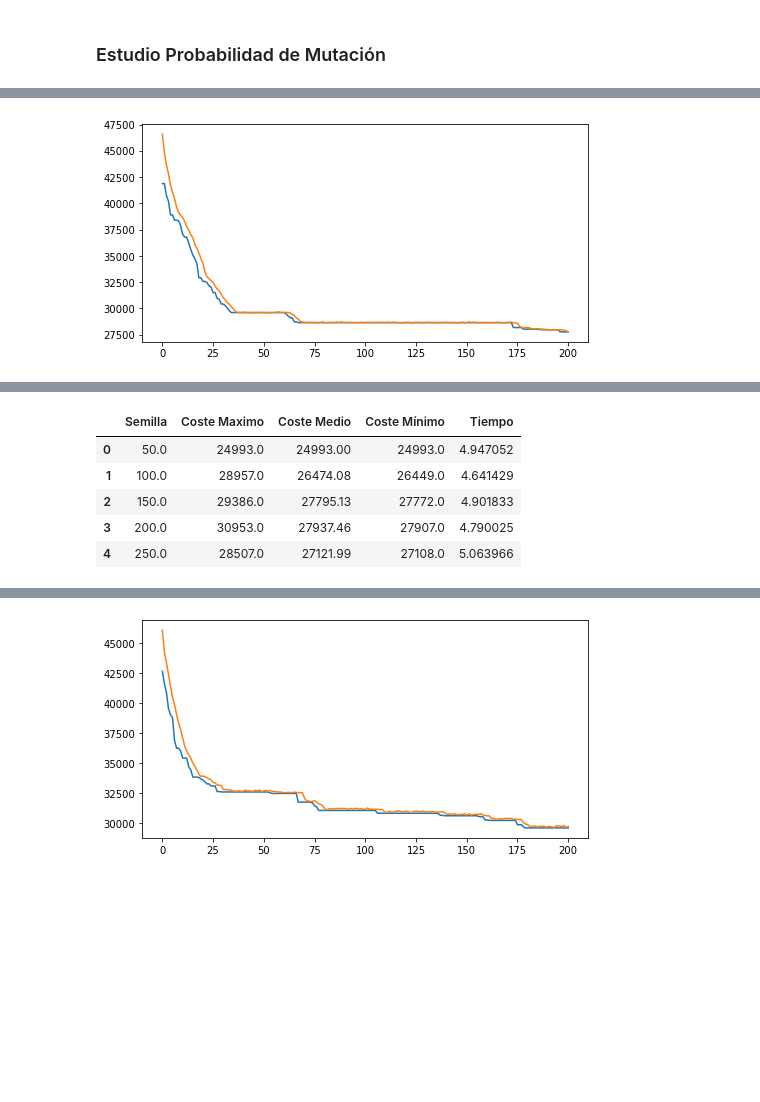
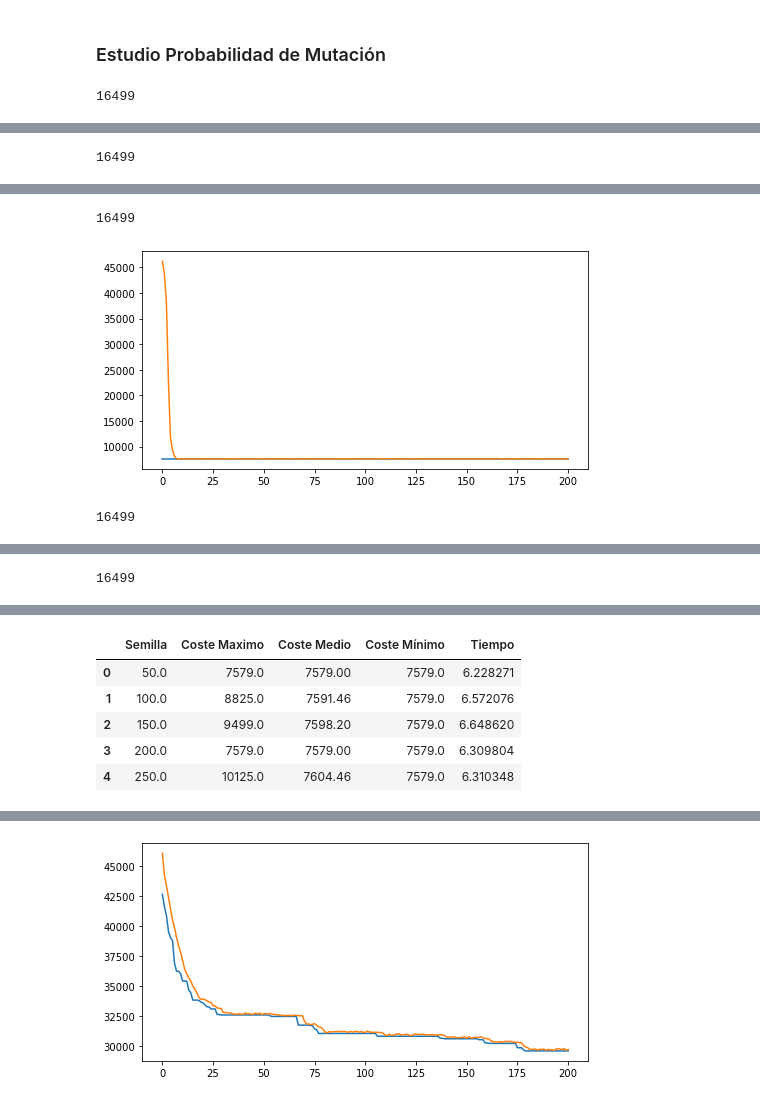
Before and after one commit to Riickyr91/Algoritmos_Busqueda, a Jupyter notebook: Algoritmos_Geneticos/Codigo/Ejecuciones/ch130.ipynb, the cells around one changed output, grey strips where cells are left out. Drawn from its saved outputs; the diff is of its cells as text; code cells hidden in the pictures; blank space fills up the shorter version.

```diff
--- a/Algoritmos_Geneticos/Codigo/Ejecuciones/ch130.ipynb
+++ b/Algoritmos_Geneticos/Codigo/Ejecuciones/ch130.ipynb
@@ -370,6 +370,8 @@ def geneticoBasico(x, y, tamPobla, tam, tamMutacion, probabilidadMutacion, tamTo
         media = []
         mejor = []
 
+        cuent = 0
+
         # Creación de población inicial
         poblacion = []
         costePobla = []
@@ -379,6 +381,7 @@ def geneticoBasico(x, y, tamPobla, tam, tamMutacion, probabilidadMutacion, tamTo
                 solucion = solucionAleatoria2(tam)
                 poblacion.append(solucion)
                 costePobla.append(calculaCoste(solucion))
+                cuent += 1
 
             # Siembro una solución greedy
             resGreedy, coste = greedy(x, y,"n")
@@ -390,6 +393,7 @@ def geneticoBasico(x, y, tamPobla, tam, tamMutacion, probabilidadMutacion, tamTo
                 solucion = solucionAleatoria2(tam)
                 poblacion.append(solucion)
                 costePobla.append(calculaCoste(solucion))
+                cuent += 1
 
         media.append(statistics.mean(costePobla))
         mejor.append(min(costePobla))
@@ -425,6 +429,7 @@ def geneticoBasico(x, y, tamPobla, tam, tamMutacion, probabilidadMutacion, tamTo
 
                 costeDescendiente1 = calculaCoste(descendiente1)
                 costeDescendiente2 = calculaCoste(descendiente2)
+                cuent += 2
 
                 nuevaPoblacion.append(descendiente1)
                 nuevaPoblacion.append(descendiente2)
@@ -468,6 +473,8 @@ def geneticoBasico(x, y, tamPobla, tam, tamMutacion, probabilidadMutacion, tamTo
         resultadoIntermedio.append(t)
         analisisResultado.append(resultadoIntermedio)
 
+        print(cuent)
+
         plt.figure(figsize=(8, 4))
         plt.plot(mejor)
         plt.plot(media)
@@ -1089,8 +1096,9 @@ tamTorneo = round(tamPobla * 0.05)
 tSublistaCruce = 0.1
 tamMutacion = round(len(x) * 0.1)
 probabilidadMutacion = 0.01
-gre = "n"
+gre = "s"
 vueltasBucle = 10000
 
 geneticoBasico(x, y, tamPobla, tam, tamMutacion, probabilidadMutacion, tamTorneo, tSublistaCruce, gre, vueltasBucle)
 # %% [output]
+16499
@@ -1097,0 +1106 @@ geneticoBasico(x, y, tamPobla, tam, tamMutacion, probabilidadMutacion, tamTorneo
+16499
@@ -1099 +1108,3 @@ geneticoBasico(x, y, tamPobla, tam, tamMutacion, probabilidadMutacion, tamTorneo
+16499
-[figure, old version]
+[figure, new version]
+16499
@@ -1100,0 +1112 @@ geneticoBasico(x, y, tamPobla, tam, tamMutacion, probabilidadMutacion, tamTorneo
+16499
@@ -1102,6 +1114,6 @@ geneticoBasico(x, y, tamPobla, tam, tamMutacion, probabilidadMutacion, tamTorneo
 |  | Semilla | Coste Maximo | Coste Medio | Coste Mínimo | Tiempo |
-| 0 | 50.0 | 24993.0 | 24993.00 | 24993.0 | 4.947052 |
-| 1 | 100.0 | 28957.0 | 26474.08 | 26449.0 | 4.641429 |
-| 2 | 150.0 | 29386.0 | 27795.13 | 27772.0 | 4.901833 |
-| 3 | 200.0 | 30953.0 | 27937.46 | 27907.0 | 4.790025 |
-| 4 | 250.0 | 28507.0 | 27121.99 | 27108.0 | 5.063966 |
+| 0 | 50.0 | 7579.0 | 7579.00 | 7579.0 | 6.228271 |
+| 1 | 100.0 | 8825.0 | 7591.46 | 7579.0 | 6.572076 |
+| 2 | 150.0 | 9499.0 | 7598.20 | 7579.0 | 6.648620 |
+| 3 | 200.0 | 7579.0 | 7579.00 | 7579.0 | 6.309804 |
+| 4 | 250.0 | 10125.0 | 7604.46 | 7579.0 | 6.310348 |
```
Also changed, not shown: parts of 8 cells of this notebook, 3 other files.
